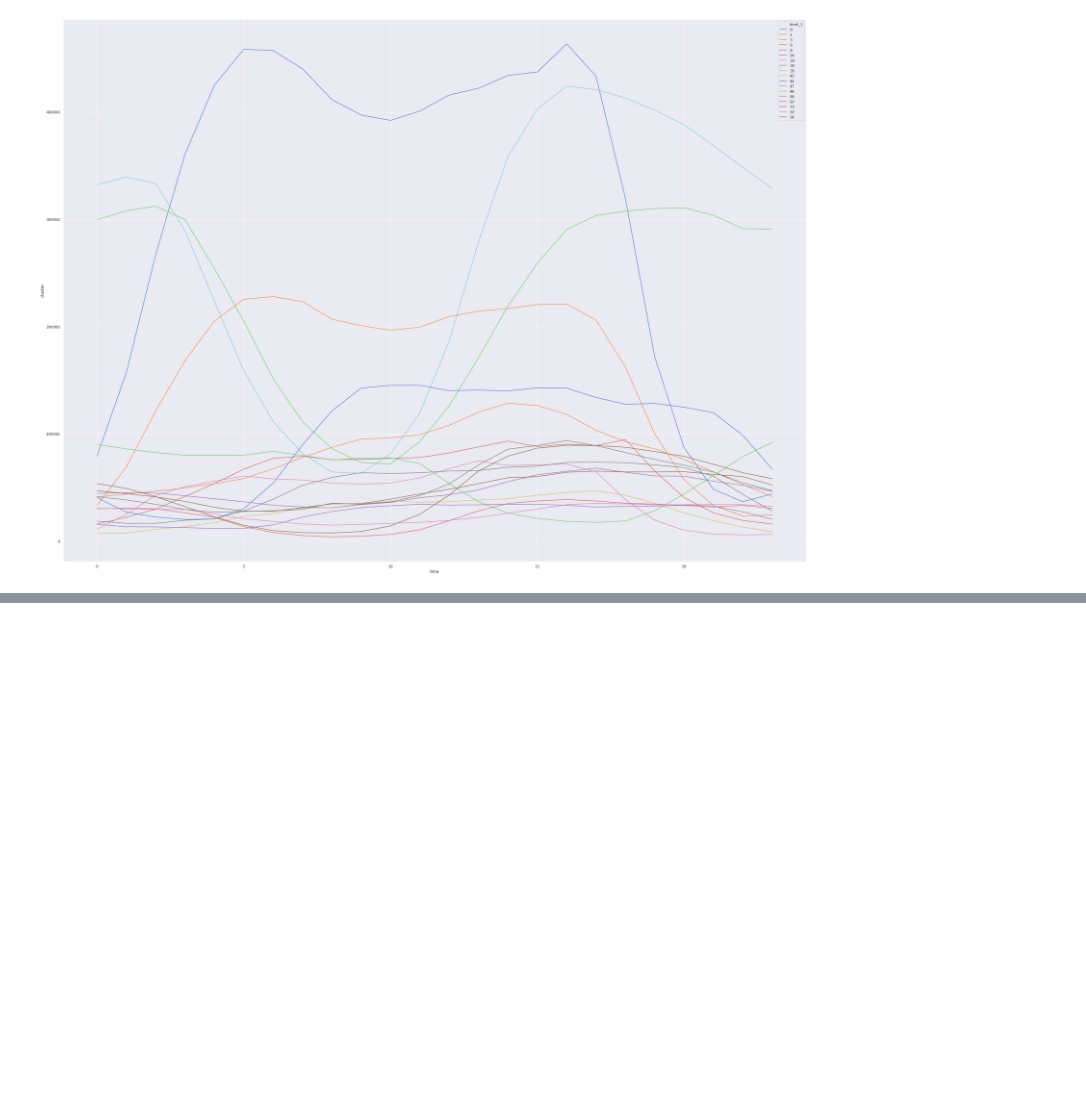
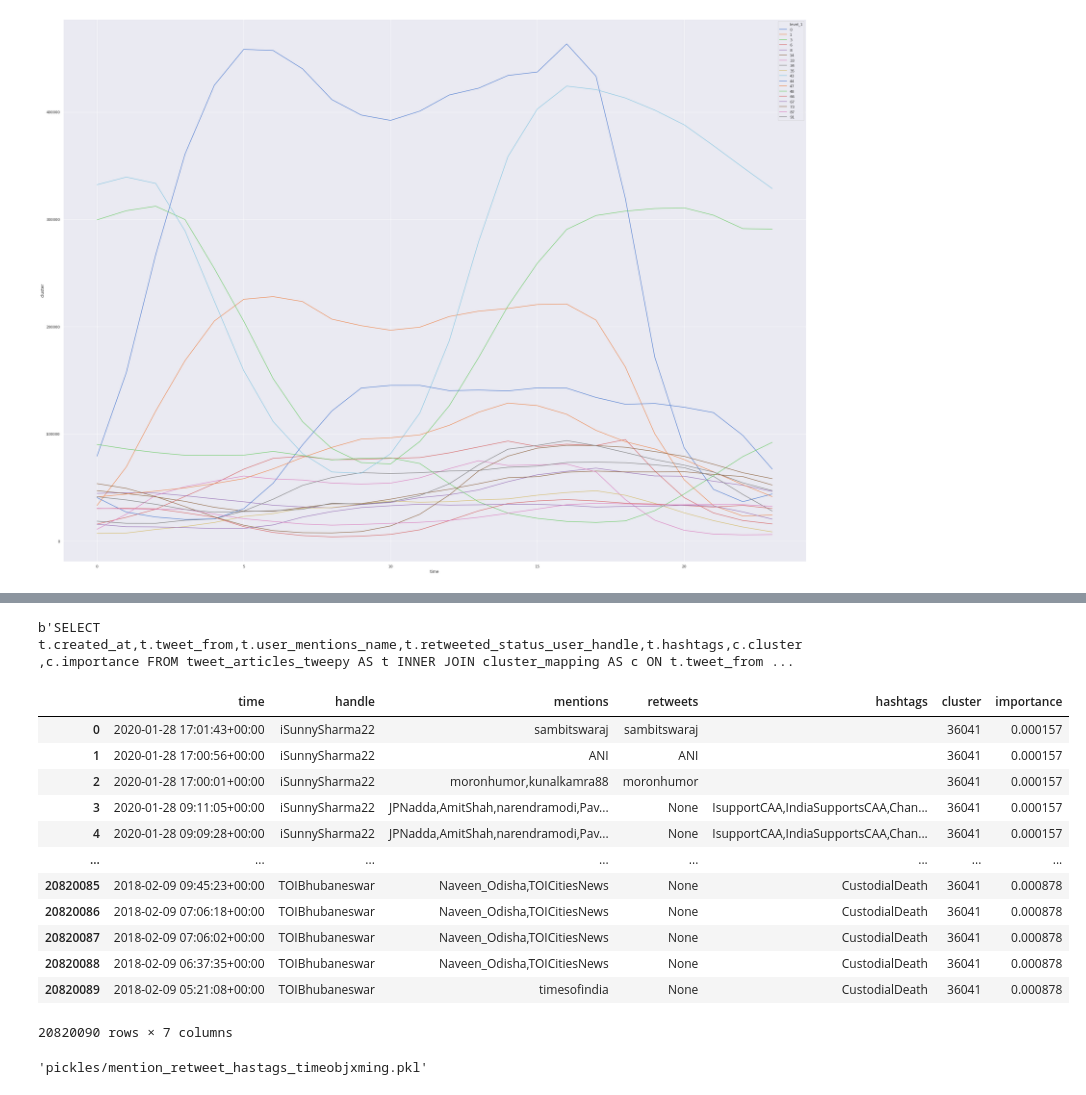
Before and after one commit to bagdeabhishek/notebooks, a Jupyter notebook: twitter.ipynb, the cells around one changed output, grey strips where cells are left out. Drawn from its saved outputs; the diff is of its cells as text; code cells hidden in the pictures; blank space fills up the shorter version.

Commit message:
Added Reset code for refreshing handles, modified the wordcloud code

```diff
--- a/twitter.ipynb
+++ b/twitter.ipynb
@@ -42,11 +42,11 @@ def get_next_level_handles(rt=True,table="tweet_articles_tweepy"):
         ans_handles = list(lse)
     return(ans_handles)
 
-def run_query(query="""Select * from tweets_cleaned""", realDict = False):
-    print(query)
+def run_query(query="""Select * from tweets_cleaned""", realDict = False, arg=None):
     with pg_get_conn(database="abhishek",user="abhishek",password="vaishu") as conn:
         cur = conn.cursor(cursor_factory = psycopg2.extras.RealDictCursor) if realDict else conn.cursor()
-        cur.execute(query)
+        print(query) if not arg else print(cur.mogrify(query,(arg,)))
+        cur.execute(query) if not arg else cur.execute(query,(arg,))
         ans = cur.fetchall()
         return(ans)
 def write_next_handles(new_handles):
@@ -449,0 +448,2 @@ palette=sns.color_palette("mako_r", 6)
+# %%
+ls = run_query("SELECT t.tweet_from,t.user_mentions_name,t.retweeted_status_user_handle,t.hashtags,c.cluster,c.importance FROM tweet_articles_tweepy AS t INNER JOIN cluster_mapping AS c ON t.tweet_from = c.id WHERE c.cluster in (36041,65124)")
@@ -449,0 +472,3 @@ palette=sns.color_palette("mako_r", 6)
+# %%
+df = pd.DataFrame(ls,columns=['handle','mentions','retweets','hashtags','cluster','importance'])
+df.head()
@@ -449,0 +482,4 @@ palette=sns.color_palette("mako_r", 6)
+# %%
+df['hashtags']=df.hashtags.replace('{}',None)
+df['hashtags']=df.hashtags.str.lstrip('{')
+df['hashtags']=df.hashtags.str.rstrip('}')
@@ -449,0 +509,36 @@ palette=sns.color_palette("mako_r", 6)
+# %%
+import datetime
+CLUSTERS_OF_INTEREST = [36041,65124]
+
+def update_MRH_TIME_PKL(suffix=str(datetime.datetime.now())):
+    ls = run_query("SELECT t.created_at,t.tweet_from,t.user_mentions_name,t.retweeted_status_user_handle,t.hashtags,c.cluster,c.importance FROM tweet_articles_tweepy AS t INNER JOIN cluster_mapping AS c ON t.tweet_from = c.id WHERE c.cluster in %s",arg=tuple(CLUSTERS_OF_INTEREST))
+    df = pd.DataFrame(ls ,columns = ["time","handle","mentions","retweets","hashtags","cluster","importance"])
+    df['time'] = pd.to_datetime(df['time'], format="%a %b %d %H:%M:%S %z %Y")
+    for x in ['mentions','hashtags']:
+        df[x]=df[x].replace('{}',None)
+        df[x]=df[x].str.lstrip('{')
+        df[x]=df[x].str.rstrip('}')
+    MRH_TIME_FILE_PATH = 'pickles/mention_retweet_hastags_timeobj(%s).pkl'.format(suffix)
+    df.to_pickle(MRH_TIME_FILE_PATH)
+    return df
+update_MRH_TIME_PKL(2)
+# %% [output]
+b'SELECT t.created_at,t.tweet_from,t.user_mentions_name,t.retweeted_status_user_handle,t.hashtags,c.cluster,c.importance FROM tweet_articles_tweepy AS t INNER JOIN cluster_mapping AS c ON t.tweet_from ...
+|  | time | handle | mentions | retweets | hashtags | cluster | importance |
+| 0 | 2020-01-28 17:01:43+00:00 | iSunnySharma22 | sambitswaraj | sambitswaraj |  | 36041 | 0.000157 |
+| 1 | 2020-01-28 17:00:56+00:00 | iSunnySharma22 | ANI | ANI |  | 36041 | 0.000157 |
+| 2 | 2020-01-28 17:00:01+00:00 | iSunnySharma22 | moronhumor,kunalkamra88 | moronhumor |  | 36041 | 0.000157 |
+| 3 | 2020-01-28 09:11:05+00:00 | iSunnySharma22 | JPNadda,AmitShah,narendramodi,Pav... | None | IsupportCAA,IndiaSupportsCAA,Chan... | 36041 | 0.000157 |
+| 4 | 2020-01-28 09:09:28+00:00 | iSunnySharma22 | JPNadda,AmitShah,narendramodi,Pav... | None | IsupportCAA,IndiaSupportsCAA,Chan... | 36041 | 0.000157 |
+| ... | ... | ... | ... | ... | ... | ... | ... |
+| 20820085 | 2018-02-09 09:45:23+00:00 | TOIBhubaneswar | Naveen_Odisha,TOICitiesNews | None | CustodialDeath | 36041 | 0.000878 |
+| 20820086 | 2018-02-09 07:06:18+00:00 | TOIBhubaneswar | Naveen_Odisha,TOICitiesNews | None | CustodialDeath | 36041 | 0.000878 |
+| 20820087 | 2018-02-09 07:06:02+00:00 | TOIBhubaneswar | Naveen_Odisha,TOICitiesNews | None | CustodialDeath | 36041 | 0.000878 |
+| 20820088 | 2018-02-09 06:37:35+00:00 | TOIBhubaneswar | Naveen_Odisha,TOICitiesNews | None | CustodialDeath | 36041 | 0.000878 |
+| 20820089 | 2018-02-09 05:21:08+00:00 | TOIBhubaneswar | timesofindia | None | CustodialDeath | 36041 | 0.000878 |
+20820090 rows × 7 columns
+# %%
+suffix ="xming"
+'pickles/mention_retweet_hastags_timeobj{0}.pkl'.format(suffix)
+# %% [output]
+'pickles/mention_retweet_hastags_timeobjxming.pkl'
```
Also changed, not shown: parts of 7 cells of this notebook, 2 other files.
